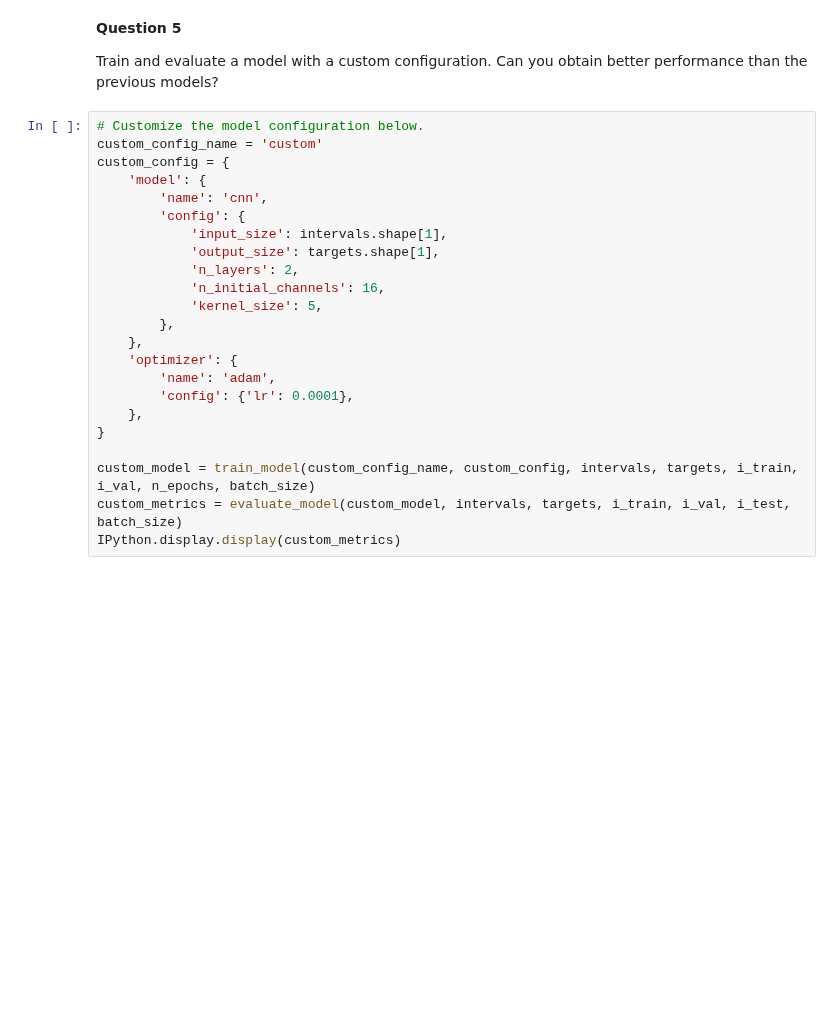
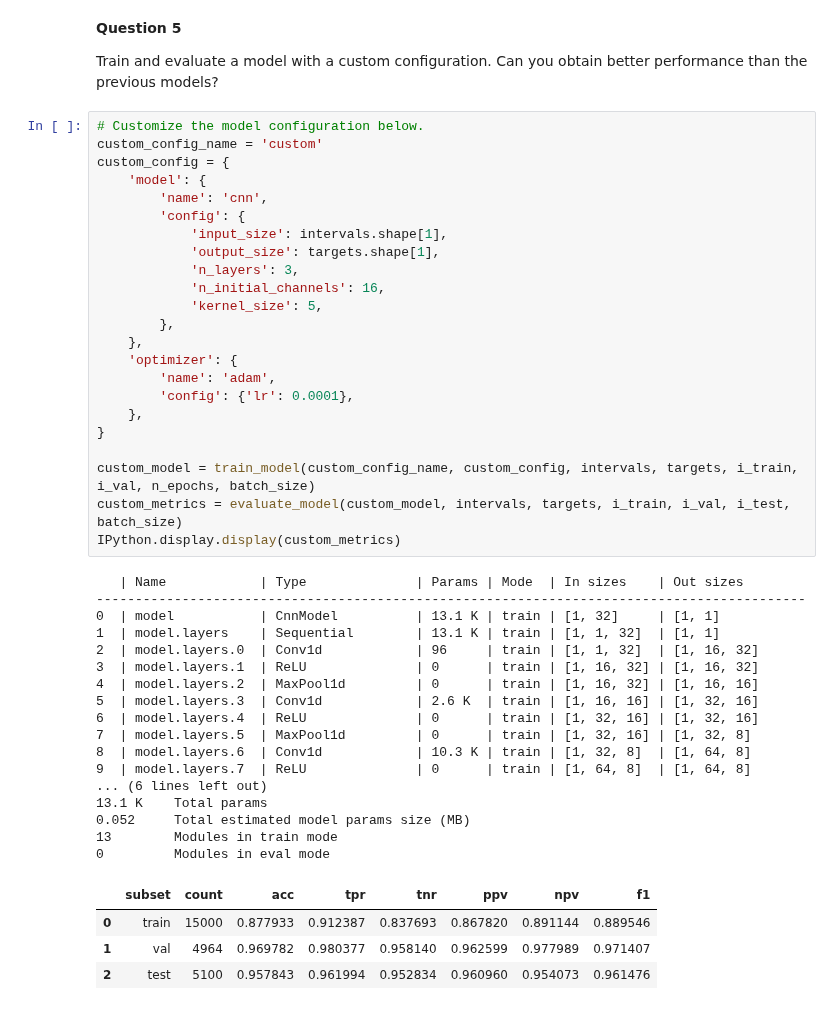
Before and after one commit to roduit/EE-512-Biomedical-signal-processing, a Jupyter notebook: labs/lab12/neural_network_lab_1/notebooks/af_classification.ipynb, the cells around one changed output. Drawn from its saved outputs; the diff is of its cells as text; blank space fills up the shorter version.

```diff
--- a/labs/lab12/neural_network_lab_1/notebooks/af_classification.ipynb
+++ b/labs/lab12/neural_network_lab_1/notebooks/af_classification.ipynb
@@ -594,23 +725,45 @@ Train and evaluate a model with a custom configuration. Can you obtain better pe
 # %%
 # Customize the model configuration below.
 custom_config_name = 'custom'
 custom_config = {
     'model': {
         'name': 'cnn',
         'config': {
             'input_size': intervals.shape[1],
             'output_size': targets.shape[1],
-            'n_layers': 2,
+            'n_layers': 3,
             'n_initial_channels': 16,
             'kernel_size': 5,
         },
     },
     'optimizer': {
         'name': 'adam',
         'config': {'lr': 0.0001},
     },
 }
 
 custom_model = train_model(custom_config_name, custom_config, intervals, targets, i_train, i_val, n_epochs, batch_size)
 custom_metrics = evaluate_model(custom_model, intervals, targets, i_train, i_val, i_test, batch_size)
 IPython.display.display(custom_metrics)
+# %% [output]
+   | Name            | Type              | Params | Mode  | In sizes    | Out sizes
+-------------------------------------------------------------------------------------------
+0  | model           | CnnModel          | 13.1 K | train | [1, 32]     | [1, 1]
+1  | model.layers    | Sequential        | 13.1 K | train | [1, 1, 32]  | [1, 1]
+2  | model.layers.0  | Conv1d            | 96     | train | [1, 1, 32]  | [1, 16, 32]
+3  | model.layers.1  | ReLU              | 0      | train | [1, 16, 32] | [1, 16, 32]
+4  | model.layers.2  | MaxPool1d         | 0      | train | [1, 16, 32] | [1, 16, 16]
+5  | model.layers.3  | Conv1d            | 2.6 K  | train | [1, 16, 16] | [1, 32, 16]
+6  | model.layers.4  | ReLU              | 0      | train | [1, 32, 16] | [1, 32, 16]
+7  | model.layers.5  | MaxPool1d         | 0      | train | [1, 32, 16] | [1, 32, 8]
+8  | model.layers.6  | Conv1d            | 10.3 K | train | [1, 32, 8]  | [1, 64, 8]
+9  | model.layers.7  | ReLU              | 0      | train | [1, 64, 8]  | [1, 64, 8]
+... (6 lines left out)
+13.1 K    Total params
+0.052     Total estimated model params size (MB)
+13        Modules in train mode
+0         Modules in eval mode
+|  | subset | count | acc | tpr | tnr | ppv | npv | f1 |
+| 0 | train | 15000 | 0.877933 | 0.912387 | 0.837693 | 0.867820 | 0.891144 | 0.889546 |
+| 1 | val | 4964 | 0.969782 | 0.980377 | 0.958140 | 0.962599 | 0.977989 | 0.971407 |
+| 2 | test | 5100 | 0.957843 | 0.961994 | 0.952834 | 0.960960 | 0.954073 | 0.961476 |
```
Also changed, not shown: parts of 13 cells of this notebook, 1 other file.
